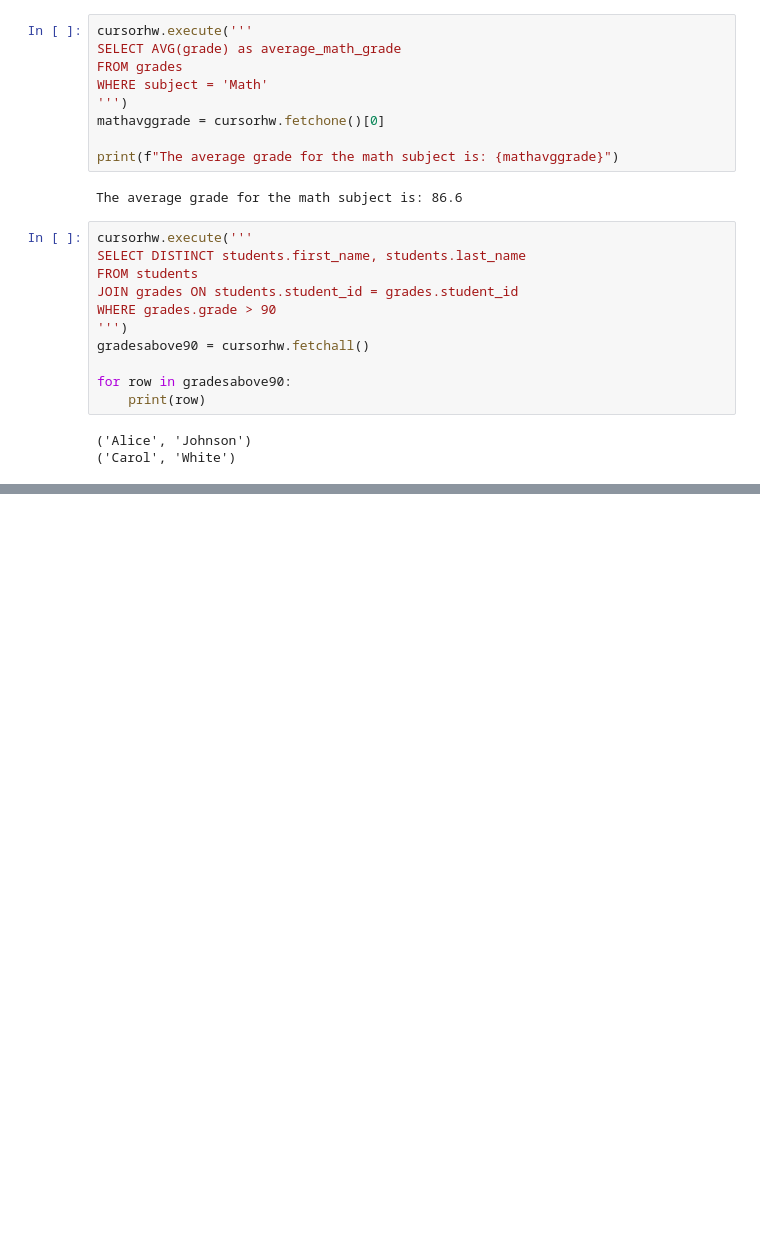
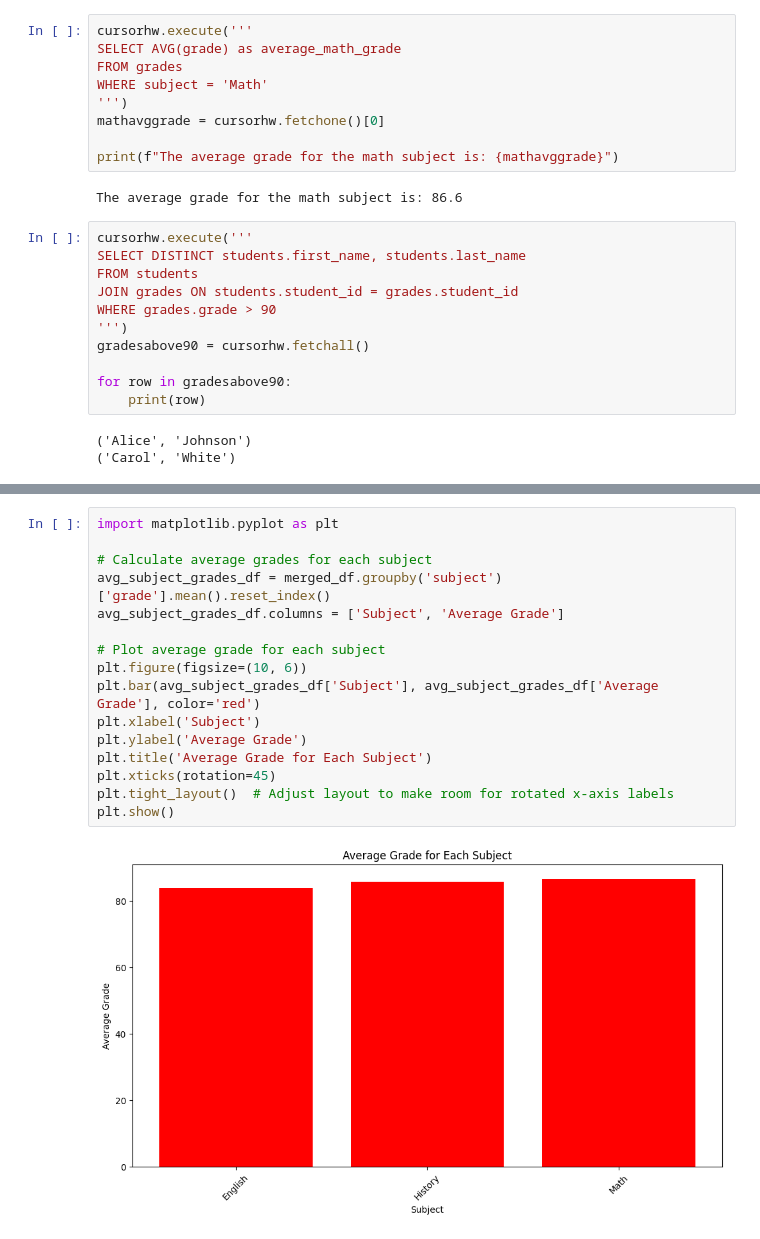
Before and after one commit to fourfeatherz/DS2002F24, a Jupyter notebook: python/sqlite_ds2002.ipynb, the cells around one changed output, grey strips where cells are left out. Drawn from its saved outputs; the diff is of its cells as text; blank space fills up the shorter version.

```diff
--- a/python/sqlite_ds2002.ipynb
+++ b/python/sqlite_ds2002.ipynb
@@ -691,0 +733,18 @@ for row in gradesabove90:
+# %%
+import matplotlib.pyplot as plt
+
+# Calculate average grades for each subject
+avg_subject_grades_df = merged_df.groupby('subject')['grade'].mean().reset_index()
+avg_subject_grades_df.columns = ['Subject', 'Average Grade']
+
+# Plot average grade for each subject
+plt.figure(figsize=(10, 6))
+plt.bar(avg_subject_grades_df['Subject'], avg_subject_grades_df['Average Grade'], color='red')
+plt.xlabel('Subject')
+plt.ylabel('Average Grade')
+plt.title('Average Grade for Each Subject')
+plt.xticks(rotation=45)
+plt.tight_layout()  # Adjust layout to make room for rotated x-axis labels
+plt.show()
+# %% [output]
+[figure, added]
```
Also changed, not shown: parts of 3 cells of this notebook.
